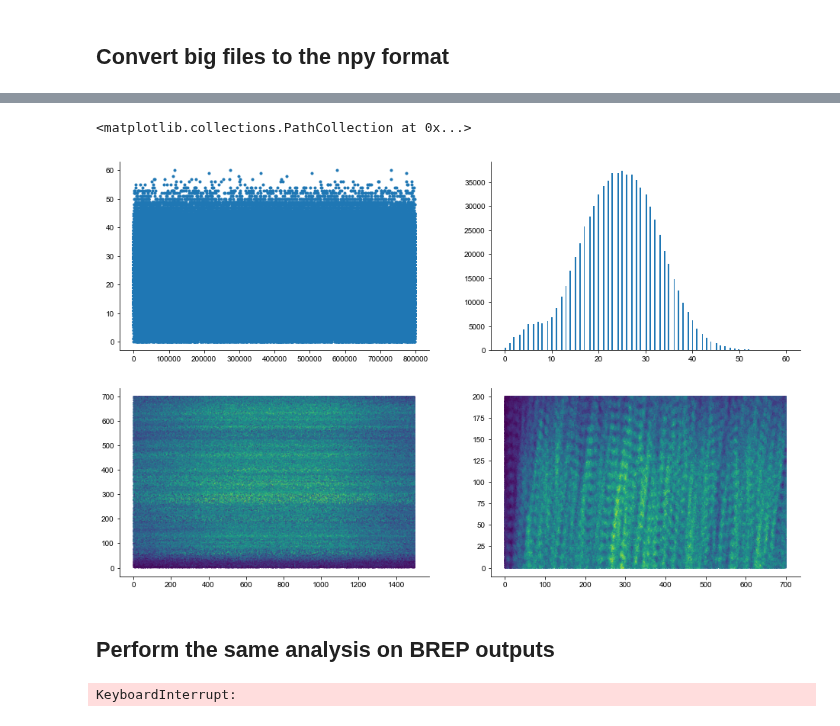
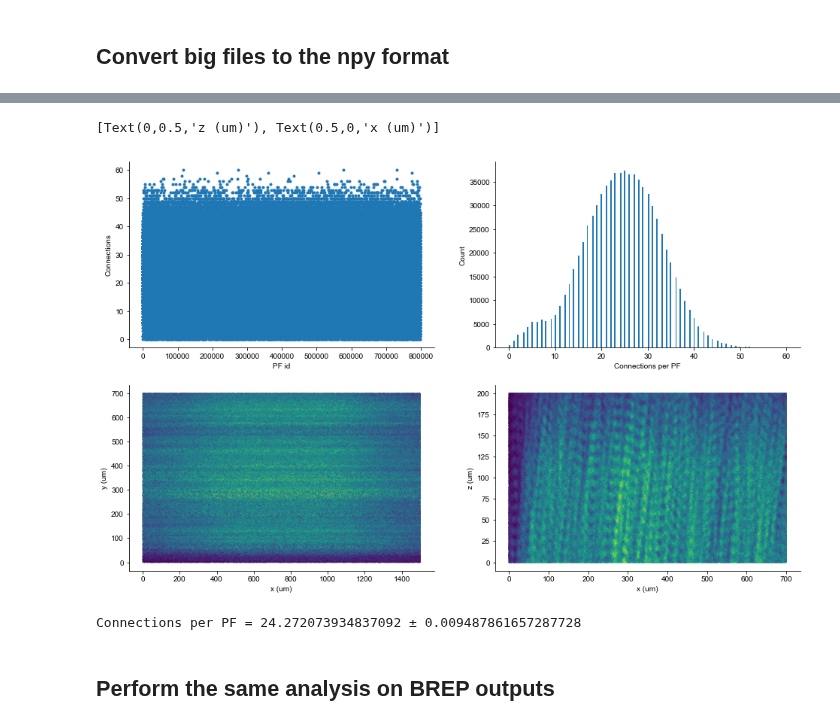
Before and after one commit to CNS-OIST/pycabnn, a Jupyter notebook: For_Sungho/Check_connections.ipynb, the cells around one changed output, grey strips where cells are left out. Saved outputs shown, nothing was run; the diff lists cells and outputs as text; code cells hidden in the pictures.

```diff
--- a/For_Sungho/Check_connections.ipynb
+++ b/For_Sungho/Check_connections.ipynb
@@ -233,5 +221,12 @@ cons_per_pf
-# %%
-temp = np.zeros(cons_per_goc.src.index.max()+1)
-temp[cons_per_goc.src.index] = cons_per_goc.src.values
+# %%
+import dask.dataframe as dd
+
+def convert_from_dd(x, size):
+    temp = np.zeros(size)
+    temp[x.index] = x.values
+    return temp
+
+cons_per_goc = convert_from_dd(cons_per_goc.src, gocxy.shape[0])
+cons_per_pf = convert_from_dd(cons_per_pf.tgt, grcxy.shape[0])
 # %%
 fig, ax = plt.subplots(ncols=2, nrows=2, figsize=(16, 10))
@@ -248,34 +248,39 @@ temp[cons_per_pf.tgt.index] = cons_per_pf.tgt.values
 # %%
 fig, ax = plt.subplots(ncols=2, nrows=2, figsize=(16, 10))
-ax[0,0].plot(temp, '.')
-_ = ax[0,1].hist(temp,200)
-ax[1,0].scatter(grcxy[:,0], grcxy[:,1], 0.5, temp, '.')
-ax[1,1].scatter(grcxy[:,1], grcxy[:,2], 0.5, temp, '.')
+ax[0,0].plot(cons_per_pf, '.')
+ax[0,0].set(xlabel="PF id", ylabel='Connections')
+ax[0,1].set(xlabel="Connections per PF", ylabel='Count')
+_ = ax[0,1].hist(cons_per_pf, 200)
+ax[1,0].scatter(grcxy[:,0], grcxy[:,1], 0.25, cons_per_pf, '.')
+ax[1,0].set(xlabel="x (um)", ylabel="y (um)")
+ax[1,1].scatter(grcxy[:,1], grcxy[:,2], 0.25, cons_per_pf, '.')
+ax[1,1].set(xlabel="x (um)", ylabel="z (um)")
 # %% [output]
-<matplotlib.collections.PathCollection at 0x...>
+[Text(0,0.5,'z (um)'), Text(0.5,0,'x (um)')]
-[figure, old version]
+[figure, new version]
+# %%
+print("Connections per PF = {} ± {}".format(np.mean(cons_per_pf), np.std(cons_per_pf)/np.sqrt(cons_per_pf.size)))
+# %% [output]
+Connections per PF = 24.272073934837092 ± 0.009487861657287728
 # %% [markdown]
 ## Perform the same analysis on BREP outputs
 # %%
-# output_path = Path('/Users/shhong/Dropbox/network_data/output_ines')
-output_path = Path('/Users/shhong/Dropbox/network_data/output_brep')
-src = np.loadtxt(output_path / "PFtoGoCsources.dat")
-tgt = np.loadtxt(output_path / "PFtoGoCtargets.dat")
-src = src.astype(int)
-tgt = tgt.astype(int)
+# output_path = Path('/Users/shhong/Dropbox/network_data/output_brep')
+# src = np.loadtxt(output_path / "PFtoGoCsources.dat")
+# tgt = np.loadtxt(output_path / "PFtoGoCtargets.dat")
+# src = src.astype(int)
+# tgt = tgt.astype(int)
 
-np.save(output_path / 'PFtoGoCsources.npy', src)
-np.save(output_path / 'PFtoGoCtargets.npy', tgt)
+# np.save(output_path / 'PFtoGoCsources.npy', src)
+# np.save(output_path / 'PFtoGoCtargets.npy', tgt)
 
-src = np.loadtxt(output_path / "AAtoGoCsources.dat")
-tgt = np.loadtxt(output_path / "AAtoGoCtargets.dat")
-src = src.astype(int)
-tgt = tgt.astype(int)
+# src = np.loadtxt(output_path / "AAtoGoCsources.dat")
+# tgt = np.loadtxt(output_path / "AAtoGoCtargets.dat")
+# src = src.astype(int)
+# tgt = tgt.astype(int)
 
-np.save(output_path / 'AAtoGoCsources.npy', src)
-np.save(output_path / 'AAtoGoCtargets.npy', tgt)
+# np.save(output_path / 'AAtoGoCsources.npy', src)
+# np.save(output_path / 'AAtoGoCtargets.npy', tgt)
-# %% [output]
-KeyboardInterrupt:
 # %%
 output_path = Path('/Users/shhong/Dropbox/network_data/output_brep')
 
```
Also changed, not shown: parts of 24 cells of this notebook, 31 other files.
